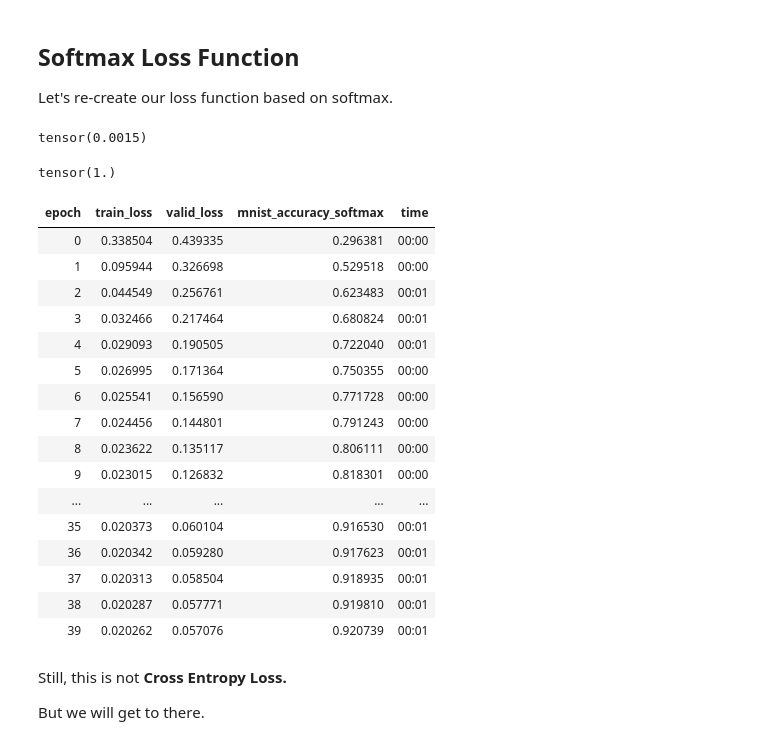
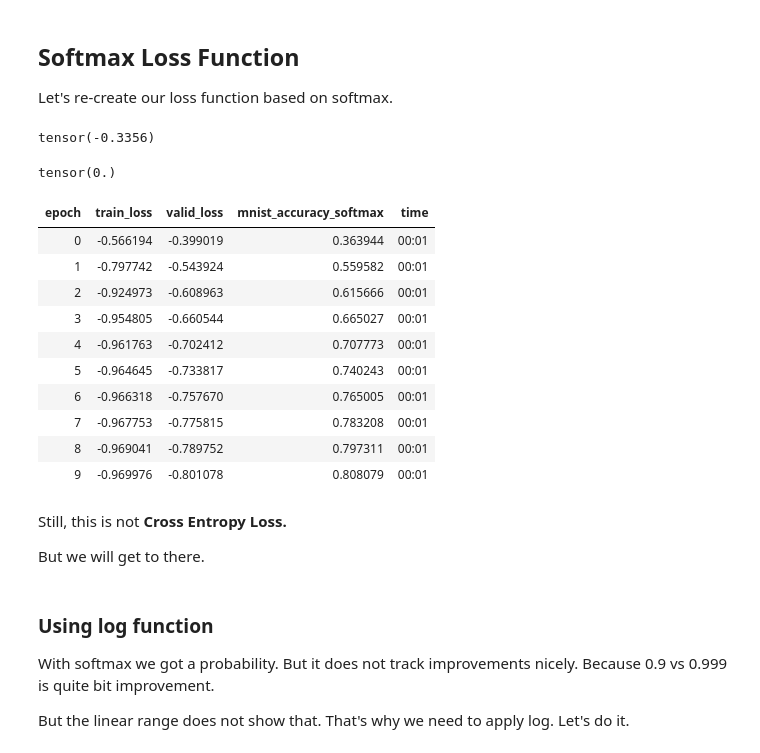
Before and after one commit to arunoda/fastai-v4, a Jupyter notebook: 05.2-cross-entropy-loss.ipynb, the cells around one changed output. Cells and saved outputs as stored; diff of their text form; code cells hidden in the pictures.

```diff
--- a/05.2-cross-entropy-loss.ipynb
+++ b/05.2-cross-entropy-loss.ipynb
@@ -100,7 +100,8 @@ def get_dataloader_multi(pa, pb, pc):
     im_bs = load_images(pb)
     im_cs = load_images(pc)
     X = torch.cat([im_as, im_bs, im_cs]).view(-1, IMAGE_SIZE)
-    Y = tensor([1, 0, 0] * len(im_as) + [0, 1, 0] * len(im_bs) + [0, 0, 1] * len(im_bs)).view(-1, 3)
+    ## See. Now we identify each category by an index.
+    Y = tensor([0] * len(im_as) + [1] * len(im_bs) + [2] * len(im_bs)).view(-1, 1)
 
     return DataLoader(list(zip(X, Y)), batch_size=224)
 # %%
@@ -256,22 +254,29 @@ tensor([1., 1., 1., 1., 1., 1., 1., 1., 1., 1.])
 ## Softmax Loss Function
 
 Let's re-create our loss function based on softmax.
+# %%
+def mnist_loss_softmax(preds, Y):
+    preds = torch.softmax(preds, dim=1)
+    # Why put minus.
+    # Here we are using a probability. Larger the probability better.
+    # But to make a loss we need minus it.
+    length = len(preds)
+    return -(preds[range(length), Y.view(length)]).mean()
+
+mnist_loss_softmax(preds, Y)
+# %% [output]
+tensor(-0.3356)
 # %%
-def mnist_loss_softmax(preds, Y):
+def mnist_accuracy_softmax(preds, Y):
     preds = torch.softmax(preds, dim=1)
-    return (preds - Y).abs().float().mean()
+    length = len(preds)
+    probs = preds[range(length), Y.view(length)]
+
+    return (probs > 0.5).float().mean()
+
+mnist_accuracy_softmax(preds, Y)
+# %% [output]
+tensor(0.)
-# %%
-## Let's apply that for our current preds and Y
-mnist_loss_softmax(preds, Y)
-# %% [output]
-tensor(0.0015)
-# %%
-def mnist_accuracy_softmax(preds, Y):
-    preds = torch.softmax(preds, dim=1)
-    return (((preds > 0.5).float() == Y).float().mean(dim=1) == 1).float().mean()
-mnist_accuracy_softmax(preds, Y)
-# %% [output]
-tensor(1.)
 # %%
 ## Let's re-run our model with that. and forget about the accucary a bit.
 learn_multi = Learner(
@@ -282,26 +287,27 @@ learn_multi = Learner(
     metrics=mnist_accuracy_softmax
 )
 # %%
-learn_multi.fit(40, lr=1.)
+learn_multi.fit(10, lr=1.)
 # %% [output]
 | epoch | train_loss | valid_loss | mnist_accuracy_softmax | time |
-| 0 | 0.338504 | 0.439335 | 0.296381 | 00:00 |
-| 1 | 0.095944 | 0.326698 | 0.529518 | 00:00 |
-| 2 | 0.044549 | 0.256761 | 0.623483 | 00:01 |
-| 3 | 0.032466 | 0.217464 | 0.680824 | 00:01 |
-| 4 | 0.029093 | 0.190505 | 0.722040 | 00:01 |
-| 5 | 0.026995 | 0.171364 | 0.750355 | 00:00 |
-| 6 | 0.025541 | 0.156590 | 0.771728 | 00:00 |
-| 7 | 0.024456 | 0.144801 | 0.791243 | 00:00 |
-| 8 | 0.023622 | 0.135117 | 0.806111 | 00:00 |
-| 9 | 0.023015 | 0.126832 | 0.818301 | 00:00 |
-| ... | ... | ... | ... | ... |
-| 35 | 0.020373 | 0.060104 | 0.916530 | 00:01 |
-| 36 | 0.020342 | 0.059280 | 0.917623 | 00:01 |
-| 37 | 0.020313 | 0.058504 | 0.918935 | 00:01 |
-| 38 | 0.020287 | 0.057771 | 0.919810 | 00:01 |
-| 39 | 0.020262 | 0.057076 | 0.920739 | 00:01 |
+| 0 | -0.566194 | -0.399019 | 0.363944 | 00:01 |
+| 1 | -0.797742 | -0.543924 | 0.559582 | 00:01 |
+| 2 | -0.924973 | -0.608963 | 0.615666 | 00:01 |
+| 3 | -0.954805 | -0.660544 | 0.665027 | 00:01 |
+| 4 | -0.961763 | -0.702412 | 0.707773 | 00:01 |
+| 5 | -0.964645 | -0.733817 | 0.740243 | 00:01 |
+| 6 | -0.966318 | -0.757670 | 0.765005 | 00:01 |
+| 7 | -0.967753 | -0.775815 | 0.783208 | 00:01 |
+| 8 | -0.969041 | -0.789752 | 0.797311 | 00:01 |
+| 9 | -0.969976 | -0.801078 | 0.808079 | 00:01 |
 # %% [markdown]
 Still, this is not **Cross Entropy Loss.**
 
 But we will get to there.
+# %% [markdown]
+### Using log function
+
+With softmax we got a probability. But it does not track improvements nicely.
+Because 0.9 vs 0.999 is quite bit improvement.
+
+But the linear range does not show that. That's why we need to apply log. Let's do it.
```
Also changed, not shown: parts of 17 cells of this notebook.
